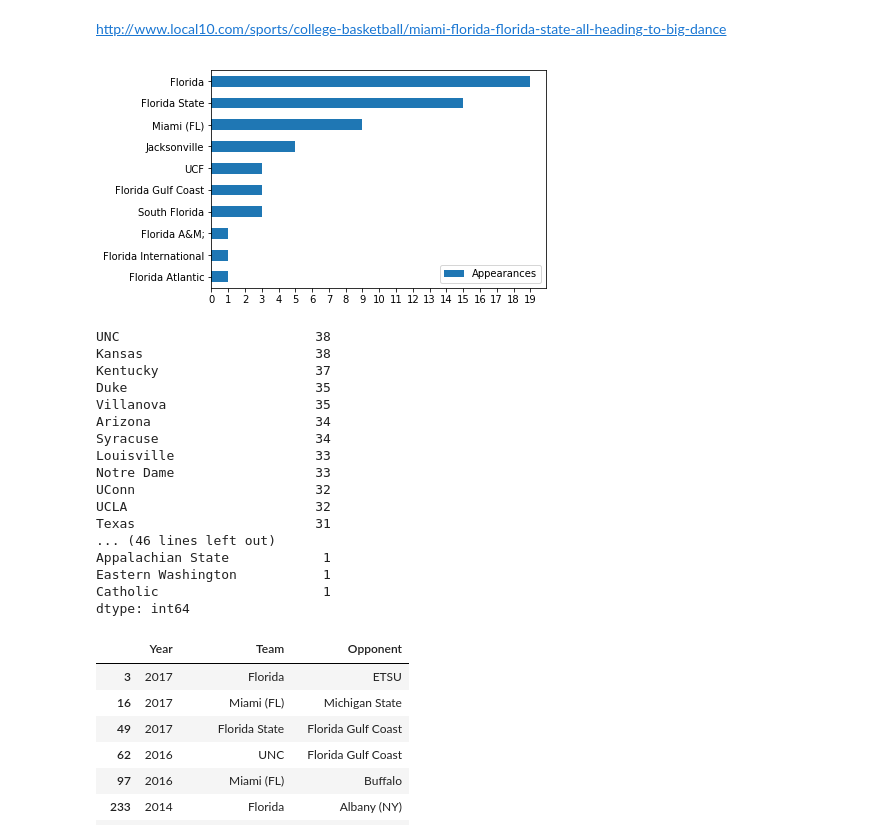
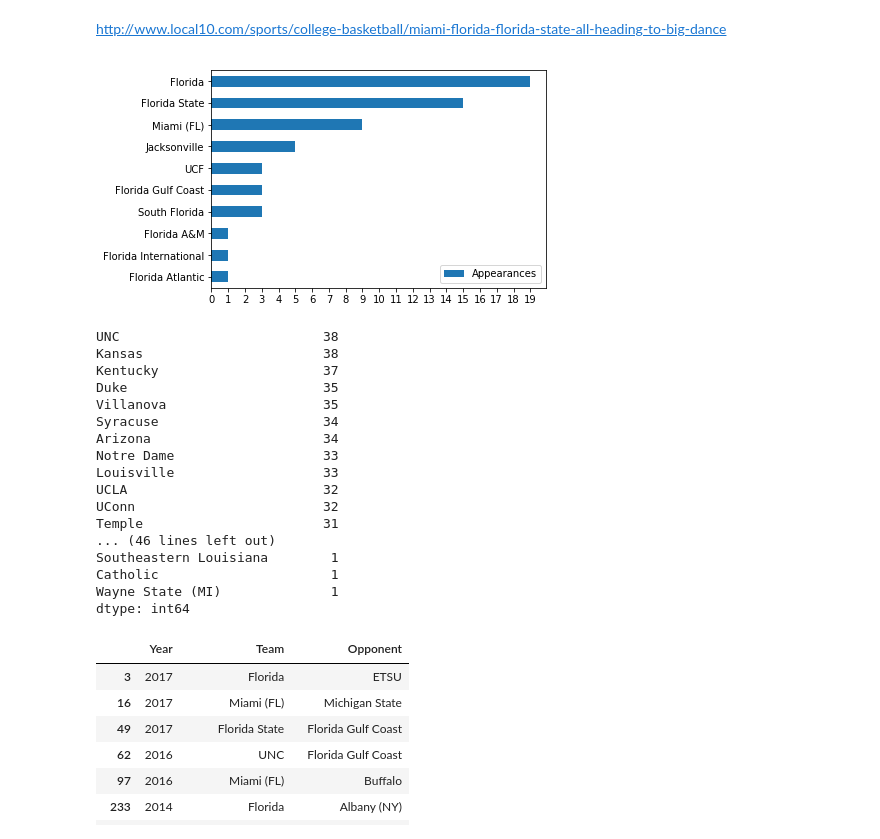
Before and after one commit to dholubek/ncaa_seeds, a Jupyter notebook: ncaa_all_years.ipynb, the cells around one changed output. Saved outputs shown, nothing was run; the diff lists cells and outputs as text; code cells hidden in the pictures.

Commit message:
fixed semicolon replace in A&M; teams

```diff
--- a/ncaa_all_years.ipynb
+++ b/ncaa_all_years.ipynb
@@ -21,7 +21,7 @@ def tidy_location(loc_str):
         return loc_str[len('at '):]
 
 def tidy_team_name(team_name):
-    team_name.replace(';','')
+    return team_name.rstrip(';')
 # %%
 first_year_of_tourney = 1939
 def get_bracket():
@@ -55,14 +55,14 @@ def get_bracket():
                                     if len(seeds_loc) > 2:
                                         winner = gm.find('div', {'class':'winner'})
                                         if winner is not None:
-                                            winning_team = winner.find('a').string
+                                            winning_team = tidy_team_name(winner.find('a').string)
                                         seed1 = seeds_loc[0].string
                                         seed2 = seeds_loc[1].string
                                         currLoc = tidy_location(seeds_loc[2].string)
                                         alist = gm.select('div a')
                                         if len(alist) > 2:
-                                            team1 = alist[0].string
-                                            team2 = alist[2].string
+                                            team1 = tidy_team_name(alist[0].string)
+                                            team2 = tidy_team_name(alist[2].string)
                                             bracketRow = [year, region, bracket_round, seed1, team1,
                                                           currLoc, seed2, team2, winning_team]
                                             bracket.append(bracketRow)
@@ -76,48 +76,48 @@ df = get_bracket()
 df.to_csv('ncaa.csv')
 # %%
 df1 = df.loc[(df['Round'] == 1)]
-fl_list = ['Florida', 'Florida State', 'Miami (FL)', 'Jacksonville', 'UCF', 'Florida Gulf Coast', 'South Florida', 'Florida A&M;','Florida International', 'Florida Atlantic']
+fl_list = ['Florida', 'Florida State', 'Miami (FL)', 'Jacksonville', 'UCF', 'Florida Gulf Coast', 'South Florida', 'Florida A&M','Florida International', 'Florida Atlantic']
 
 df1_teams_year = df1.loc[:, ['Year','Team','Opponent']]
 df1_teams = df1.loc[:, ['Team','Opponent']]
 
 fl_team_app = []
 for fl_tm in fl_list:
     fl_tm_count = df1_teams[(df1_teams.Team == fl_tm) | (df1_teams.Opponent == fl_tm)]
     fl_team_app.append([fl_tm, len(fl_tm_count.index)])
 sorted(fl_team_app, key=lambda l:l[1], reverse=True)
 
 df_fl_team_app = pd.DataFrame(fl_team_app, columns=['Team', 'Appearances'])
 ax = df_fl_team_app.plot.barh(xticks=range(0, df_fl_team_app.Appearances.max()+1))
 ax.set_yticklabels(df_fl_team_app.Team)
 ax.invert_yaxis()
-#fig = ax.get_figure()
-#type(ax)
+
 ax.figure.savefig('florida_teams_ncaa_apperances.png')
 # %% [output]
-[figure, old version]
+[figure, new version]
 # %%
 team_counts= df1_teams.stack().value_counts()
 
 print(team_counts)
 team_counts.to_csv('ncaa_team_appearances.csv')
+#TODO create hbar plot that is visible? scrollable? and highlights FL teams in different bar color
 # %% [output]
-UNC                         38
-Kansas                      38
-Kentucky                    37
-Duke                        35
-Villanova                   35
-Arizona                     34
-Syracuse                    34
-Louisville                  33
-Notre Dame                  33
-UConn                       32
-UCLA                        32
-Texas                       31
+UNC                          38
+Kansas                       38
+Kentucky                     37
+Duke                         35
+Villanova                    35
+Syracuse                     34
+Arizona                      34
+Notre Dame                   33
+Louisville                   33
+UCLA                         32
+UConn                        32
+Temple                       31
 ... (46 lines left out)
-Appalachian State            1
-Eastern Washington           1
-Catholic                     1
+Southeastern Louisiana        1
+Catholic                      1
+Wayne State (MI)              1
 dtype: int64
 # %%
 fl_teams_by_year = df1_teams_year[df1_teams_year.Team.isin(fl_list)|df1_teams_year.Opponent.isin(fl_list)]
```
Also changed, not shown: parts of 5 cells of this notebook, 4 other files.
